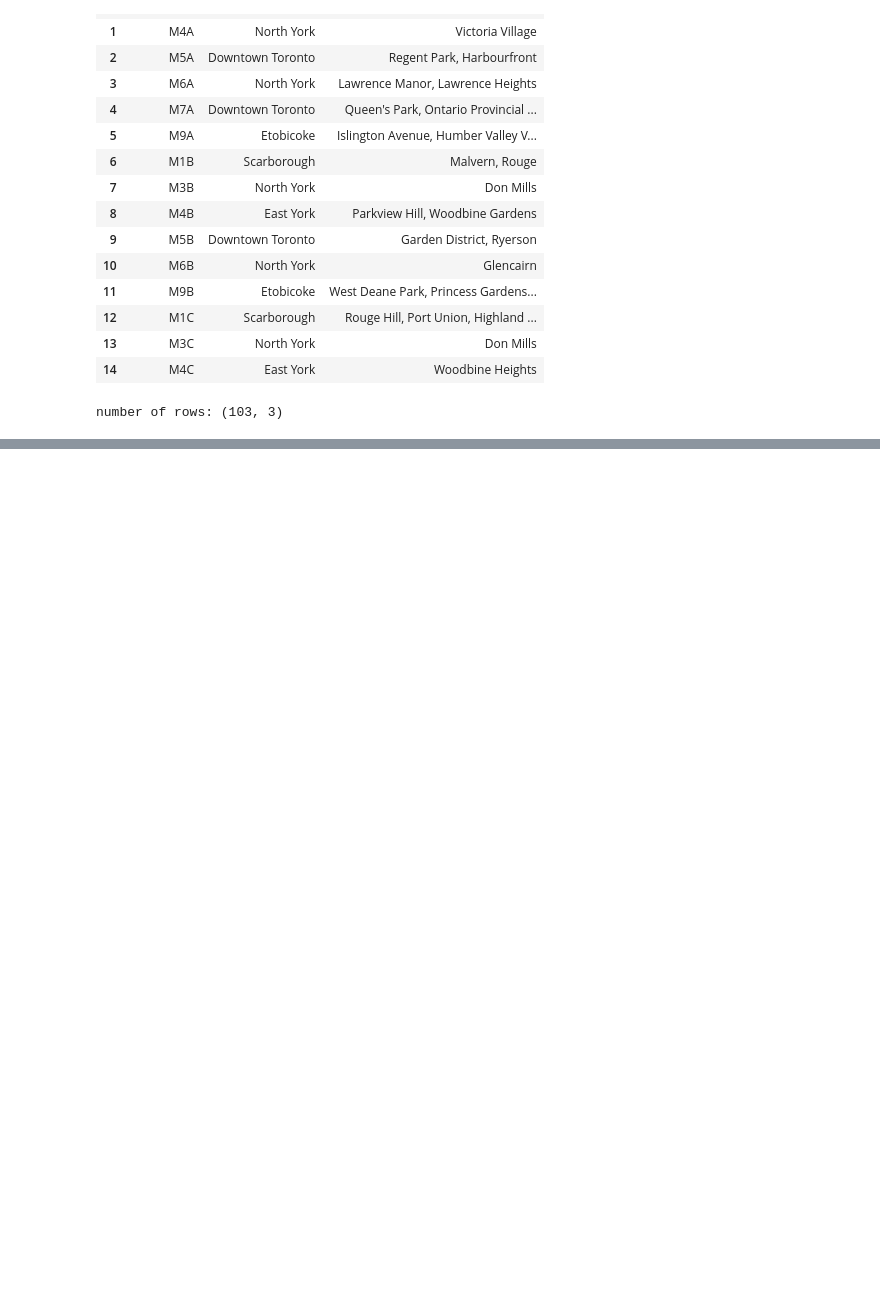
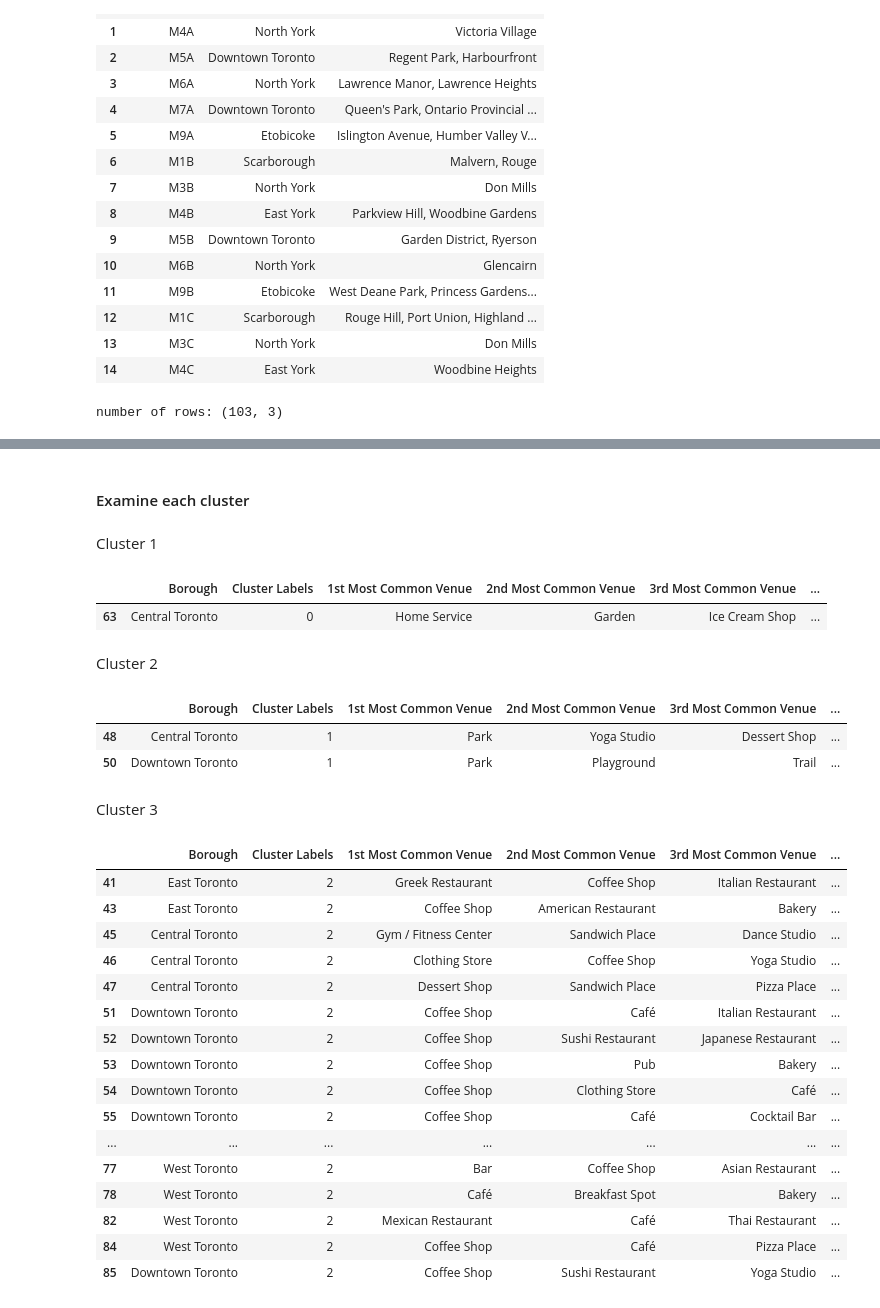
Before and after one commit to charlottewantung/Coursera_Capstone, a Jupyter notebook: Segmenting and Clustering Neighborhoods in Toronto.ipynb, the cells around one changed output, grey strips where cells are left out. Saved outputs shown, nothing was run; the diff lists cells and outputs as text; code cells hidden in the pictures; blank space fills up the shorter version.

```diff
--- a/Segmenting and Clustering Neighborhoods in Toronto.ipynb
+++ b/Segmenting and Clustering Neighborhoods in Toronto.ipynb
@@ -78,0 +231,3 @@ number of rows: (103, 3)
+# %%
+toronto_grouped = toronto_onehot.groupby('Neighborhood').mean().reset_index()
+toronto_grouped.head()
@@ -78,0 +248,21 @@ number of rows: (103, 3)
+# %%
+import numpy as np
+num_top_venues = 10
+
+indicators = ['st', 'nd', 'rd']
+
+# create columns according to number of top venues
+columns = ['Neighborhood']
+for ind in np.arange(num_top_venues):
+    try:
+        columns.append('{}{} Most Common Venue'.format(ind+1, indicators[ind]))
+    except:
+        columns.append('{}th Most Common Venue'.format(ind+1))
+
+neighborhoods_venues_sorted = pd.DataFrame(columns=columns)
+neighborhoods_venues_sorted['Neighborhood'] = toronto_grouped['Neighborhood']
+
+for ind in np.arange(toronto_grouped.shape[0]):
+    neighborhoods_venues_sorted.iloc[ind, 1:] = return_most_common_venues(toronto_grouped.iloc[ind, :], num_top_venues)
+
+neighborhoods_venues_sorted.head()
@@ -78,0 +276,9 @@ number of rows: (103, 3)
+# %%
+from sklearn.cluster import KMeans
+kclusters = 5
+
+toronto_grouped_clustering = toronto_grouped.drop('Neighborhood', 1)
+
+kmeans = KMeans(n_clusters=kclusters, random_state=0).fit(toronto_grouped_clustering)
+
+kmeans.labels_[0:10]
@@ -78,0 +287,8 @@ number of rows: (103, 3)
+# %%
+neighborhoods_venues_sorted.insert(0, 'Cluster Labels', kmeans.labels_)
+
+toronto_merged = toronto_data
+
+toronto_merged = toronto_merged.join(neighborhoods_venues_sorted.set_index('Neighborhood'), on='Neighborhood')
+
+toronto_merged.head()
@@ -78,0 +349,39 @@ number of rows: (103, 3)
+# %% [markdown]
+#### Examine each cluster
+# %% [markdown]
+Cluster 1
+# %%
+toronto_merged.loc[toronto_merged['Cluster Labels'] == 0, toronto_merged.columns[[1] + list(range(5, toronto_merged.shape[1]))]]
+# %% [output]
+|  | Borough | Cluster Labels | 1st Most Common Venue | 2nd Most Common Venue | 3rd Most Common Venue | ... |
+| 63 | Central Toronto | 0 | Home Service | Garden | Ice Cream Shop | ... |
+# %% [markdown]
+Cluster 2
+# %%
+toronto_merged.loc[toronto_merged['Cluster Labels'] == 1, toronto_merged.columns[[1] + list(range(5, toronto_merged.shape[1]))]]
+# %% [output]
+|  | Borough | Cluster Labels | 1st Most Common Venue | 2nd Most Common Venue | 3rd Most Common Venue | ... |
+| 48 | Central Toronto | 1 | Park | Yoga Studio | Dessert Shop | ... |
+| 50 | Downtown Toronto | 1 | Park | Playground | Trail | ... |
+# %% [markdown]
+Cluster 3
+# %%
+toronto_merged.loc[toronto_merged['Cluster Labels'] == 2, toronto_merged.columns[[1] + list(range(5, toronto_merged.shape[1]))]]
+# %% [output]
+|  | Borough | Cluster Labels | 1st Most Common Venue | 2nd Most Common Venue | 3rd Most Common Venue | ... |
+| 41 | East Toronto | 2 | Greek Restaurant | Coffee Shop | Italian Restaurant | ... |
+| 43 | East Toronto | 2 | Coffee Shop | American Restaurant | Bakery | ... |
+| 45 | Central Toronto | 2 | Gym / Fitness Center | Sandwich Place | Dance Studio | ... |
+| 46 | Central Toronto | 2 | Clothing Store | Coffee Shop | Yoga Studio | ... |
+| 47 | Central Toronto | 2 | Dessert Shop | Sandwich Place | Pizza Place | ... |
+| 51 | Downtown Toronto | 2 | Coffee Shop | Café | Italian Restaurant | ... |
+| 52 | Downtown Toronto | 2 | Coffee Shop | Sushi Restaurant | Japanese Restaurant | ... |
+| 53 | Downtown Toronto | 2 | Coffee Shop | Pub | Bakery | ... |
+| 54 | Downtown Toronto | 2 | Coffee Shop | Clothing Store | Café | ... |
+| 55 | Downtown Toronto | 2 | Coffee Shop | Café | Cocktail Bar | ... |
+| ... | ... | ... | ... | ... | ... | ... |
+| 77 | West Toronto | 2 | Bar | Coffee Shop | Asian Restaurant | ... |
+| 78 | West Toronto | 2 | Café | Breakfast Spot | Bakery | ... |
+| 82 | West Toronto | 2 | Mexican Restaurant | Café | Thai Restaurant | ... |
+| 84 | West Toronto | 2 | Coffee Shop | Café | Pizza Place | ... |
+| 85 | Downtown Toronto | 2 | Coffee Shop | Sushi Restaurant | Yoga Studio | ... |
```
Also changed, not shown: parts of 26 cells of this notebook.
